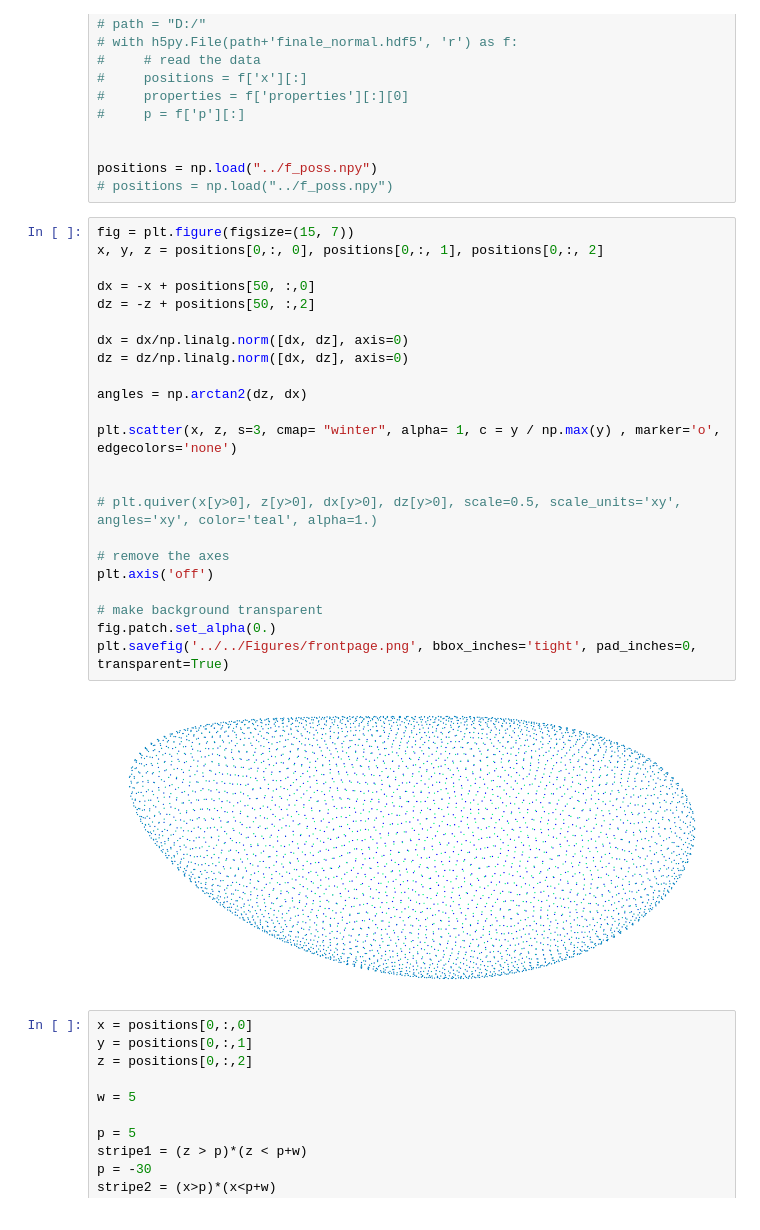
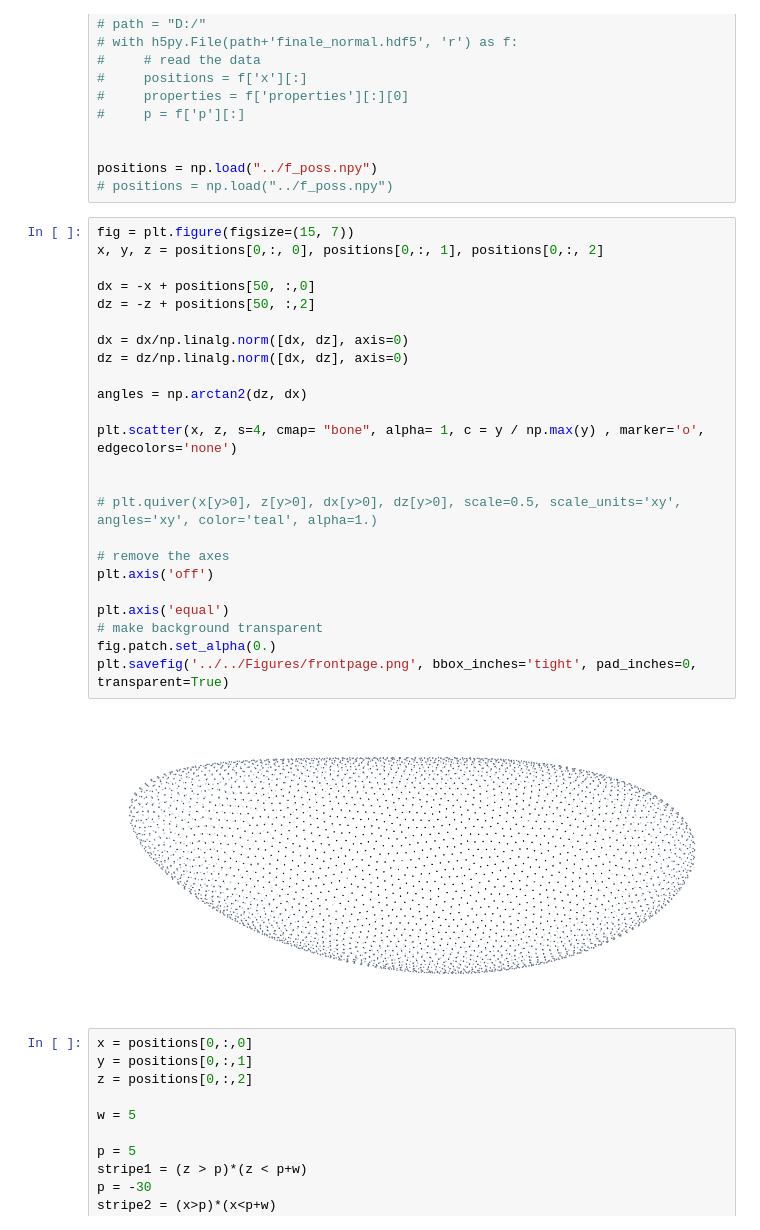
Before and after one commit to JakobSchauser/Thesis, a Jupyter notebook: CompareToData/GermBandMovements/germband.ipynb, the cells around one changed output. Cells and saved outputs as stored; diff of their text form.

```diff
--- a/CompareToData/GermBandMovements/germband.ipynb
+++ b/CompareToData/GermBandMovements/germband.ipynb
@@ -19,28 +19,29 @@ positions = np.load("../f_poss.npy")
 # %%
 fig = plt.figure(figsize=(15, 7))
 x, y, z = positions[0,:, 0], positions[0,:, 1], positions[0,:, 2]
 
 dx = -x + positions[50, :,0]
 dz = -z + positions[50, :,2]
 
 dx = dx/np.linalg.norm([dx, dz], axis=0)
 dz = dz/np.linalg.norm([dx, dz], axis=0)
 
 angles = np.arctan2(dz, dx)
 
-plt.scatter(x, z, s=3, cmap= "winter", alpha= 1, c = y / np.max(y) , marker='o', edgecolors='none')
+plt.scatter(x, z, s=4, cmap= "bone", alpha= 1, c = y / np.max(y) , marker='o', edgecolors='none')
 
 
 # plt.quiver(x[y>0], z[y>0], dx[y>0], dz[y>0], scale=0.5, scale_units='xy', angles='xy', color='teal', alpha=1.)
 
 # remove the axes
 plt.axis('off')
 
+plt.axis('equal')
 # make background transparent
 fig.patch.set_alpha(0.)
 plt.savefig('../../Figures/frontpage.png', bbox_inches='tight', pad_inches=0, transparent=True)
 # %% [output]
-[figure, old version]
+[figure, new version]
 # %%
 x = positions[0,:,0]
 y = positions[0,:,1]
```
Also changed, not shown: 10 other files.
